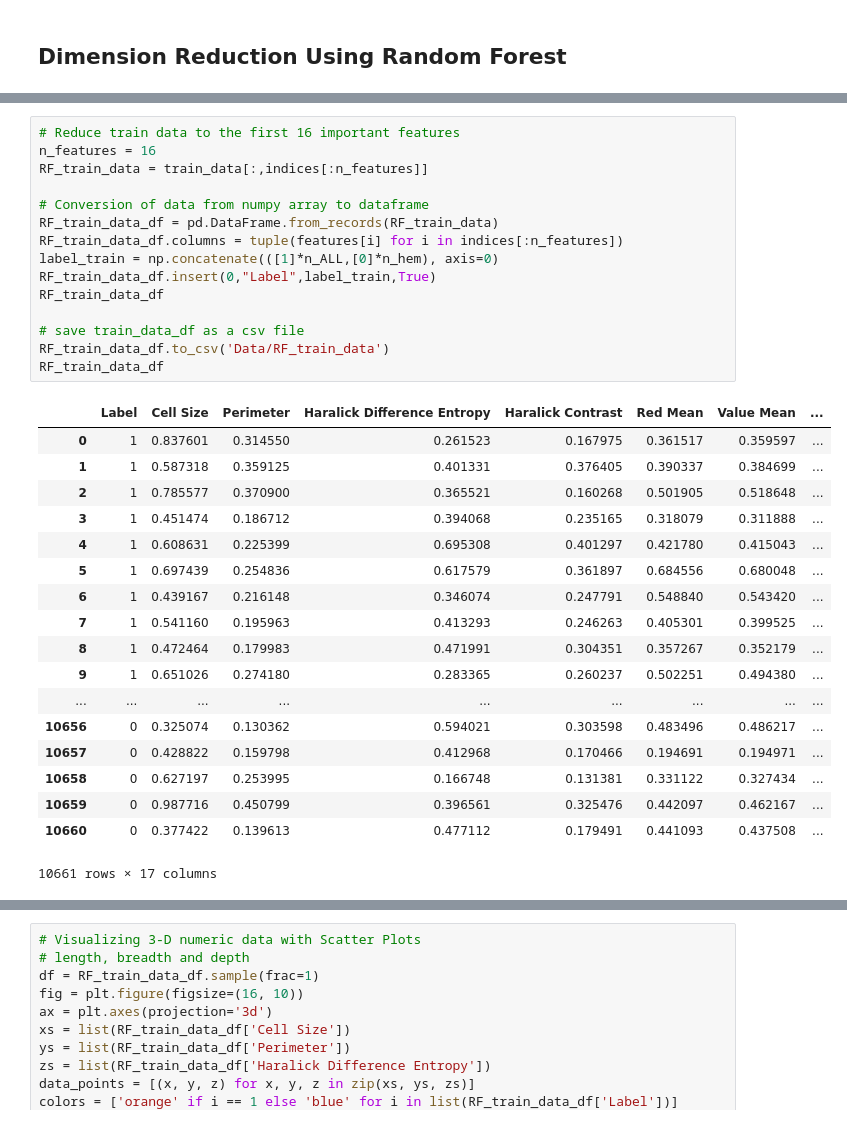
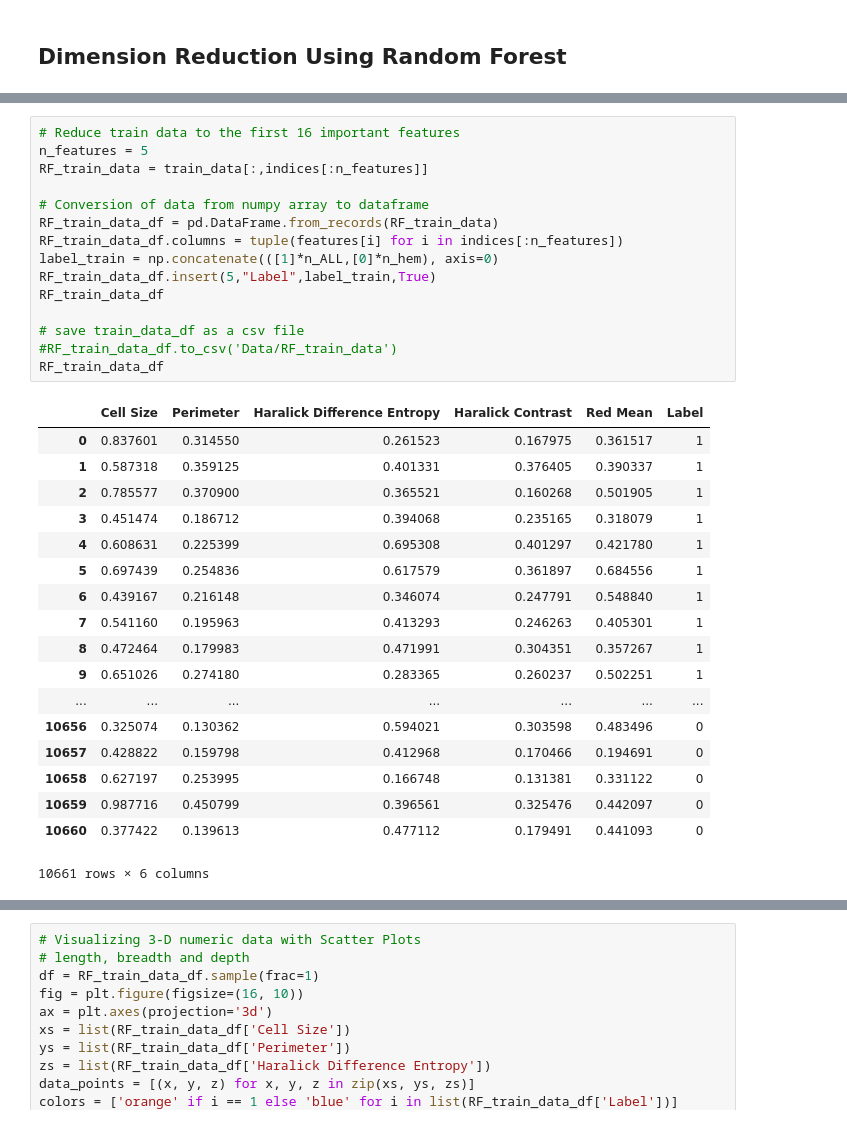
Before and after one commit to ansel-z/CX4240-Cancer-Cell-Classfication-Project, a Jupyter notebook: Dimension Reduction.ipynb, the cells around one changed output, grey strips where cells are left out. Drawn from its saved outputs; the diff is of its cells as text.

```diff
--- a/Dimension Reduction.ipynb
+++ b/Dimension Reduction.ipynb
@@ -118,38 +126,38 @@ Feature ranking:
 The number of components:  38
 # %%
 # Reduce train data to the first 16 important features
-n_features = 16
+n_features = 5
 RF_train_data = train_data[:,indices[:n_features]]
 
 # Conversion of data from numpy array to dataframe
 RF_train_data_df = pd.DataFrame.from_records(RF_train_data)
 RF_train_data_df.columns = tuple(features[i] for i in indices[:n_features])
 label_train = np.concatenate(([1]*n_ALL,[0]*n_hem), axis=0)
-RF_train_data_df.insert(0,"Label",label_train,True)
+RF_train_data_df.insert(5,"Label",label_train,True)
 RF_train_data_df
 
 # save train_data_df as a csv file
-RF_train_data_df.to_csv('Data/RF_train_data')
+#RF_train_data_df.to_csv('Data/RF_train_data')
 RF_train_data_df
 # %% [output]
-|  | Label | Cell Size | Perimeter | Haralick Difference Entropy | Haralick Contrast | Red Mean | Value Mean | ... |
-| 0 | 1 | 0.837601 | 0.314550 | 0.261523 | 0.167975 | 0.361517 | 0.359597 | ... |
-| 1 | 1 | 0.587318 | 0.359125 | 0.401331 | 0.376405 | 0.390337 | 0.384699 | ... |
-| 2 | 1 | 0.785577 | 0.370900 | 0.365521 | 0.160268 | 0.501905 | 0.518648 | ... |
-| 3 | 1 | 0.451474 | 0.186712 | 0.394068 | 0.235165 | 0.318079 | 0.311888 | ... |
-| 4 | 1 | 0.608631 | 0.225399 | 0.695308 | 0.401297 | 0.421780 | 0.415043 | ... |
-| 5 | 1 | 0.697439 | 0.254836 | 0.617579 | 0.361897 | 0.684556 | 0.680048 | ... |
-| 6 | 1 | 0.439167 | 0.216148 | 0.346074 | 0.247791 | 0.548840 | 0.543420 | ... |
-| 7 | 1 | 0.541160 | 0.195963 | 0.413293 | 0.246263 | 0.405301 | 0.399525 | ... |
-| 8 | 1 | 0.472464 | 0.179983 | 0.471991 | 0.304351 | 0.357267 | 0.352179 | ... |
-| 9 | 1 | 0.651026 | 0.274180 | 0.283365 | 0.260237 | 0.502251 | 0.494380 | ... |
-| ... | ... | ... | ... | ... | ... | ... | ... | ... |
-| 10656 | 0 | 0.325074 | 0.130362 | 0.594021 | 0.303598 | 0.483496 | 0.486217 | ... |
-| 10657 | 0 | 0.428822 | 0.159798 | 0.412968 | 0.170466 | 0.194691 | 0.194971 | ... |
-| 10658 | 0 | 0.627197 | 0.253995 | 0.166748 | 0.131381 | 0.331122 | 0.327434 | ... |
-| 10659 | 0 | 0.987716 | 0.450799 | 0.396561 | 0.325476 | 0.442097 | 0.462167 | ... |
-| 10660 | 0 | 0.377422 | 0.139613 | 0.477112 | 0.179491 | 0.441093 | 0.437508 | ... |
+|  | Cell Size | Perimeter | Haralick Difference Entropy | Haralick Contrast | Red Mean | Label |
+| 0 | 0.837601 | 0.314550 | 0.261523 | 0.167975 | 0.361517 | 1 |
+| 1 | 0.587318 | 0.359125 | 0.401331 | 0.376405 | 0.390337 | 1 |
+| 2 | 0.785577 | 0.370900 | 0.365521 | 0.160268 | 0.501905 | 1 |
+| 3 | 0.451474 | 0.186712 | 0.394068 | 0.235165 | 0.318079 | 1 |
+| 4 | 0.608631 | 0.225399 | 0.695308 | 0.401297 | 0.421780 | 1 |
+| 5 | 0.697439 | 0.254836 | 0.617579 | 0.361897 | 0.684556 | 1 |
+| 6 | 0.439167 | 0.216148 | 0.346074 | 0.247791 | 0.548840 | 1 |
+| 7 | 0.541160 | 0.195963 | 0.413293 | 0.246263 | 0.405301 | 1 |
+| 8 | 0.472464 | 0.179983 | 0.471991 | 0.304351 | 0.357267 | 1 |
+| 9 | 0.651026 | 0.274180 | 0.283365 | 0.260237 | 0.502251 | 1 |
+| ... | ... | ... | ... | ... | ... | ... |
+| 10656 | 0.325074 | 0.130362 | 0.594021 | 0.303598 | 0.483496 | 0 |
+| 10657 | 0.428822 | 0.159798 | 0.412968 | 0.170466 | 0.194691 | 0 |
+| 10658 | 0.627197 | 0.253995 | 0.166748 | 0.131381 | 0.331122 | 0 |
+| 10659 | 0.987716 | 0.450799 | 0.396561 | 0.325476 | 0.442097 | 0 |
+| 10660 | 0.377422 | 0.139613 | 0.477112 | 0.179491 | 0.441093 | 0 |
-10661 rows × 17 columns
+10661 rows × 6 columns
 # %%
 # Data visualization
 sns.set(style="ticks", color_codes=True)
```
Also changed, not shown: parts of 11 cells of this notebook, 2 other files.
